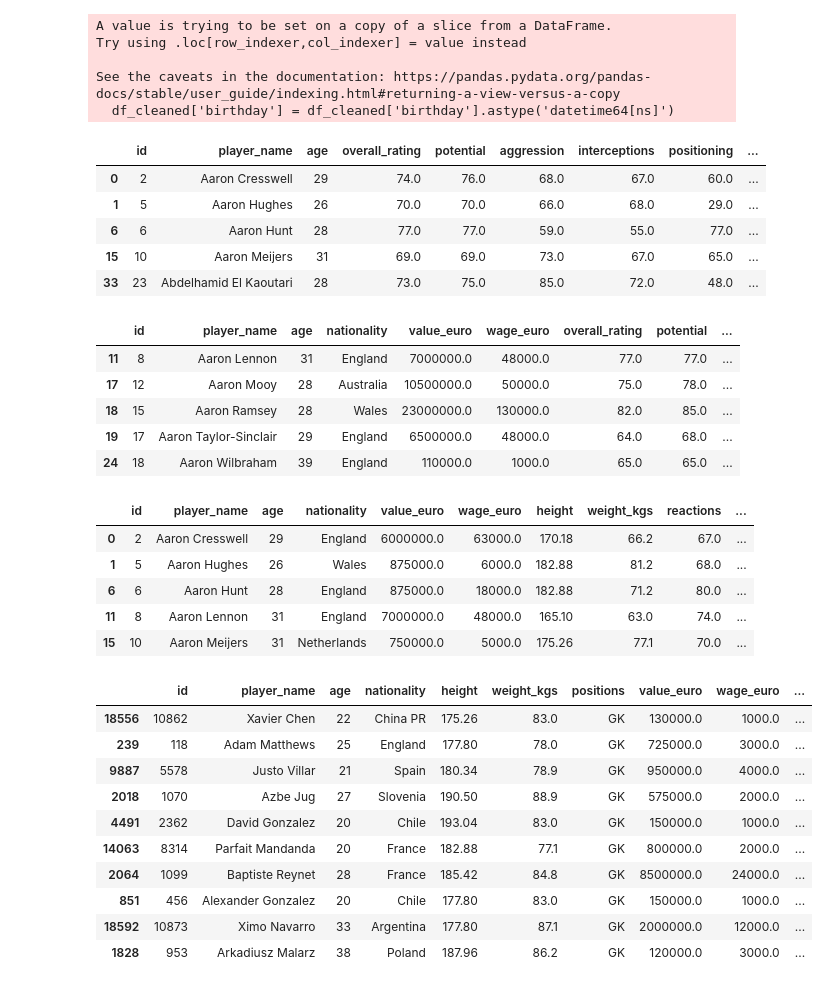
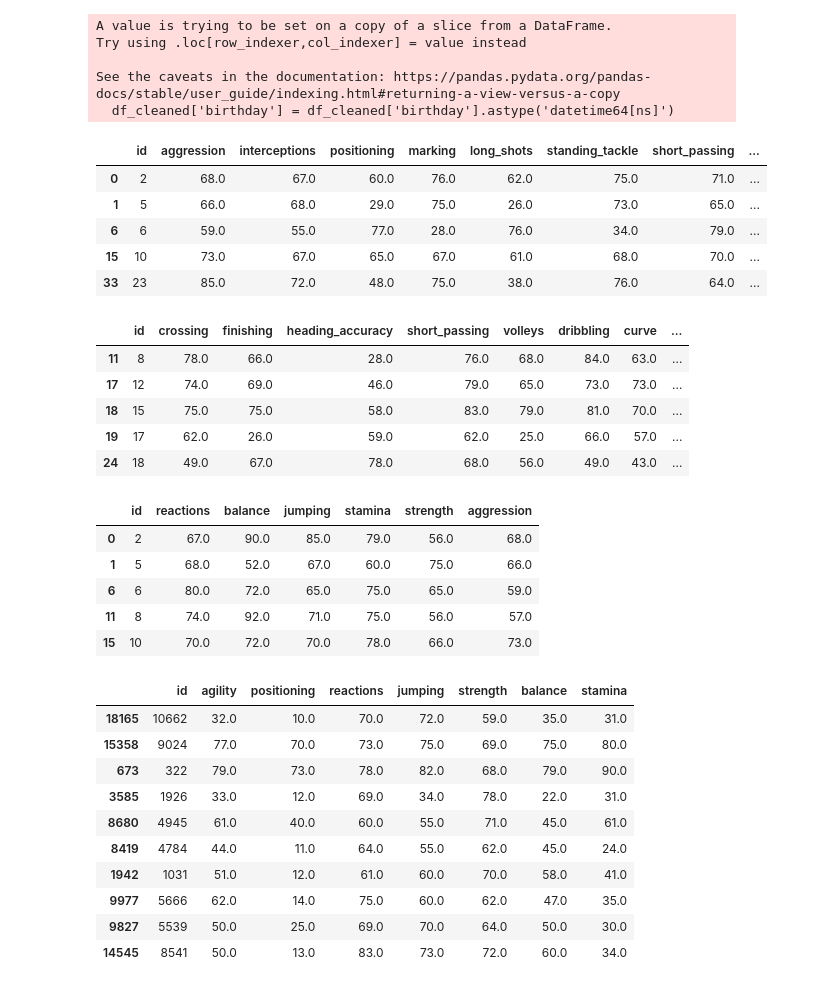
Before and after one commit to rdeshir10/Fifa_Analysis, a Jupyter notebook: football.ipynb, the cells around one changed output. Saved outputs shown, nothing was run; the diff lists cells and outputs as text; code cells hidden in the pictures.

```diff
--- a/football.ipynb
+++ b/football.ipynb
@@ -121,7 +66,8 @@ df_combined.drop(columns=['player_fifa_api_id_x','weight', 'id_y', 'player_fifa_
        'reactions_y', 'balance_y', 'shot_power_y', 'jumping_y', 'stamina_y',
        'strength_y', 'long_shots_y', 'aggression_y', 'interceptions_y',
        'positioning_y', 'vision_y', 'penalties_y', 'composure', 'marking_y',
-       'standing_tackle_y', 'sliding_tackle_y'], inplace=True)
+       'standing_tackle_y', 'sliding_tackle_y','gk_diving',
+       'gk_handling', 'gk_kicking', 'gk_positioning', 'gk_reflexes'], inplace=True)
 # %%
 # Removed Suffixes ('_x' and '_y') created by the merges
 df_combined.rename(columns=lambda x: x.replace('_x', '').replace('_y', ''), inplace=True)
@@ -176,65 +141,63 @@ See the caveats in the documentation: https://pandas.pydata.org/pandas-docs/stab
 df_defensive = df_cleaned[df_cleaned['positions'].str.contains('LB|RB|CB|LWB|RWB')]
 
 # Filtering Dataframe to keep columns relevant to Defenders
-df_defensive = df_defensive[['id','player_name','age','overall_rating','potential','aggression', 'interceptions',
-                             'positioning','marking','long_shots', 'standing_tackle','short_passing','long_passing', 'sliding_tackle','value_euro', 'wage_euro']]
+df_defensive = df_defensive[['id','aggression', 'interceptions',
+                             'positioning','marking','long_shots', 'standing_tackle','short_passing','long_passing', 'sliding_tackle']]
 df_defensive.head()
 # %% [output]
-|  | id | player_name | age | overall_rating | potential | aggression | interceptions | positioning | ... |
-| 0 | 2 | Aaron Cresswell | 29 | 74.0 | 76.0 | 68.0 | 67.0 | 60.0 | ... |
-| 1 | 5 | Aaron Hughes | 26 | 70.0 | 70.0 | 66.0 | 68.0 | 29.0 | ... |
-| 6 | 6 | Aaron Hunt | 28 | 77.0 | 77.0 | 59.0 | 55.0 | 77.0 | ... |
-| 15 | 10 | Aaron Meijers | 31 | 69.0 | 69.0 | 73.0 | 67.0 | 65.0 | ... |
-| 33 | 23 | Abdelhamid El Kaoutari | 28 | 73.0 | 75.0 | 85.0 | 72.0 | 48.0 | ... |
+|  | id | aggression | interceptions | positioning | marking | long_shots | standing_tackle | short_passing | ... |
+| 0 | 2 | 68.0 | 67.0 | 60.0 | 76.0 | 62.0 | 75.0 | 71.0 | ... |
+| 1 | 5 | 66.0 | 68.0 | 29.0 | 75.0 | 26.0 | 73.0 | 65.0 | ... |
+| 6 | 6 | 59.0 | 55.0 | 77.0 | 28.0 | 76.0 | 34.0 | 79.0 | ... |
+| 15 | 10 | 73.0 | 67.0 | 65.0 | 67.0 | 61.0 | 68.0 | 70.0 | ... |
+| 33 | 23 | 85.0 | 72.0 | 48.0 | 75.0 | 38.0 | 76.0 | 64.0 | ... |
 # %%
 # Filter Dataframe to contain information of Attacking Players
 df_attackers = df_cleaned[df_cleaned['positions'].str.contains('CM|CAM|RM|LM|ST|CF|\bLW\b|\bRW\b')]
 
 # Filtering Dataframe to keep columns relevant to Attackers
-df_attackers = df_attackers[['id','player_name','age','nationality', 'value_euro', 'wage_euro','overall_rating', 'potential','crossing',
-       'finishing', 'heading_accuracy', 'short_passing', 'volleys',
+df_attackers = df_attackers[['id','crossing','finishing', 'heading_accuracy', 'short_passing', 'volleys',
        'dribbling', 'curve', 'free_kick_accuracy', 'long_passing',
        'ball_control','shot_power', 'long_shots']]
 df_attackers.head()
 # %% [output]
-|  | id | player_name | age | nationality | value_euro | wage_euro | overall_rating | potential | ... |
-| 11 | 8 | Aaron Lennon | 31 | England | 7000000.0 | 48000.0 | 77.0 | 77.0 | ... |
-| 17 | 12 | Aaron Mooy | 28 | Australia | 10500000.0 | 50000.0 | 75.0 | 78.0 | ... |
-| 18 | 15 | Aaron Ramsey | 28 | Wales | 23000000.0 | 130000.0 | 82.0 | 85.0 | ... |
-| 19 | 17 | Aaron Taylor-Sinclair | 29 | England | 6500000.0 | 48000.0 | 64.0 | 68.0 | ... |
-| 24 | 18 | Aaron Wilbraham | 39 | England | 110000.0 | 1000.0 | 65.0 | 65.0 | ... |
+|  | id | crossing | finishing | heading_accuracy | short_passing | volleys | dribbling | curve | ... |
+| 11 | 8 | 78.0 | 66.0 | 28.0 | 76.0 | 68.0 | 84.0 | 63.0 | ... |
+| 17 | 12 | 74.0 | 69.0 | 46.0 | 79.0 | 65.0 | 73.0 | 73.0 | ... |
+| 18 | 15 | 75.0 | 75.0 | 58.0 | 83.0 | 79.0 | 81.0 | 70.0 | ... |
+| 19 | 17 | 62.0 | 26.0 | 59.0 | 62.0 | 25.0 | 66.0 | 57.0 | ... |
+| 24 | 18 | 49.0 | 67.0 | 78.0 | 68.0 | 56.0 | 49.0 | 43.0 | ... |
 # %%
 #Filtering Data to contain information of physical attributes
-df_physical = df_cleaned[['id','player_name','age','nationality', 'value_euro', 'wage_euro','height','weight_kgs','reactions',
-       'balance','jumping', 'stamina', 'strength','aggression']]
+df_physical = df_cleaned[['id','reactions','balance','jumping', 'stamina', 'strength','aggression']]
 
 df_physical.head()
 # %% [output]
-|  | id | player_name | age | nationality | value_euro | wage_euro | height | weight_kgs | reactions | ... |
-| 0 | 2 | Aaron Cresswell | 29 | England | 6000000.0 | 63000.0 | 170.18 | 66.2 | 67.0 | ... |
-| 1 | 5 | Aaron Hughes | 26 | Wales | 875000.0 | 6000.0 | 182.88 | 81.2 | 68.0 | ... |
-| 6 | 6 | Aaron Hunt | 28 | England | 875000.0 | 18000.0 | 182.88 | 71.2 | 80.0 | ... |
-| 11 | 8 | Aaron Lennon | 31 | England | 7000000.0 | 48000.0 | 165.10 | 63.0 | 74.0 | ... |
-| 15 | 10 | Aaron Meijers | 31 | Netherlands | 750000.0 | 5000.0 | 175.26 | 77.1 | 70.0 | ... |
+|  | id | reactions | balance | jumping | stamina | strength | aggression |
+| 0 | 2 | 67.0 | 90.0 | 85.0 | 79.0 | 56.0 | 68.0 |
+| 1 | 5 | 68.0 | 52.0 | 67.0 | 60.0 | 75.0 | 66.0 |
+| 6 | 6 | 80.0 | 72.0 | 65.0 | 75.0 | 65.0 | 59.0 |
+| 11 | 8 | 74.0 | 92.0 | 71.0 | 75.0 | 56.0 | 57.0 |
+| 15 | 10 | 70.0 | 72.0 | 70.0 | 78.0 | 66.0 | 73.0 |
 # %%
 # Filter the DataFrame to contain data for goal keepers only
 df_gk = df_cleaned[df_cleaned['positions'].str.contains('GK')]
 
 # Filtering Dataframe to keep columns relevant to Goalkeepers
-df_gk = df_gk[['id', 'player_name','age', 'nationality','height', 'weight_kgs','positions', 'value_euro', 'wage_euro','overall_rating','potential', 'agility','positioning', 'reactions', 'jumping', 'strength',
+df_gk = df_gk[['id', 'agility','positioning', 'reactions', 'jumping', 'strength',
        'balance','stamina']]
 df_gk.sample(10)
 # %% [output]
-|  | id | player_name | age | nationality | height | weight_kgs | positions | value_euro | wage_euro | ... |
-| 18556 | 10862 | Xavier Chen | 22 | China PR | 175.26 | 83.0 | GK | 130000.0 | 1000.0 | ... |
-| 239 | 118 | Adam Matthews | 25 | England | 177.80 | 78.0 | GK | 725000.0 | 3000.0 | ... |
-| 9887 | 5578 | Justo Villar | 21 | Spain | 180.34 | 78.9 | GK | 950000.0 | 4000.0 | ... |
-| 2018 | 1070 | Azbe Jug | 27 | Slovenia | 190.50 | 88.9 | GK | 575000.0 | 2000.0 | ... |
-| 4491 | 2362 | David Gonzalez | 20 | Chile | 193.04 | 83.0 | GK | 150000.0 | 1000.0 | ... |
-| 14063 | 8314 | Parfait Mandanda | 20 | France | 182.88 | 77.1 | GK | 800000.0 | 2000.0 | ... |
-| 2064 | 1099 | Baptiste Reynet | 28 | France | 185.42 | 84.8 | GK | 8500000.0 | 24000.0 | ... |
-| 851 | 456 | Alexander Gonzalez | 20 | Chile | 177.80 | 83.0 | GK | 150000.0 | 1000.0 | ... |
-| 18592 | 10873 | Ximo Navarro | 33 | Argentina | 177.80 | 87.1 | GK | 2000000.0 | 12000.0 | ... |
-| 1828 | 953 | Arkadiusz Malarz | 38 | Poland | 187.96 | 86.2 | GK | 120000.0 | 3000.0 | ... |
+|  | id | agility | positioning | reactions | jumping | strength | balance | stamina |
+| 18165 | 10662 | 32.0 | 10.0 | 70.0 | 72.0 | 59.0 | 35.0 | 31.0 |
+| 15358 | 9024 | 77.0 | 70.0 | 73.0 | 75.0 | 69.0 | 75.0 | 80.0 |
+| 673 | 322 | 79.0 | 73.0 | 78.0 | 82.0 | 68.0 | 79.0 | 90.0 |
+| 3585 | 1926 | 33.0 | 12.0 | 69.0 | 34.0 | 78.0 | 22.0 | 31.0 |
+| 8680 | 4945 | 61.0 | 40.0 | 60.0 | 55.0 | 71.0 | 45.0 | 61.0 |
+| 8419 | 4784 | 44.0 | 11.0 | 64.0 | 55.0 | 62.0 | 45.0 | 24.0 |
+| 1942 | 1031 | 51.0 | 12.0 | 61.0 | 60.0 | 70.0 | 58.0 | 41.0 |
+| 9977 | 5666 | 62.0 | 14.0 | 75.0 | 60.0 | 62.0 | 47.0 | 35.0 |
+| 9827 | 5539 | 50.0 | 25.0 | 69.0 | 70.0 | 64.0 | 50.0 | 30.0 |
+| 14545 | 8541 | 50.0 | 13.0 | 83.0 | 73.0 | 72.0 | 60.0 | 34.0 |
 # %%
 #exporting Dataframes to Csv
```
Also changed, not shown: parts of 8 cells of this notebook.
